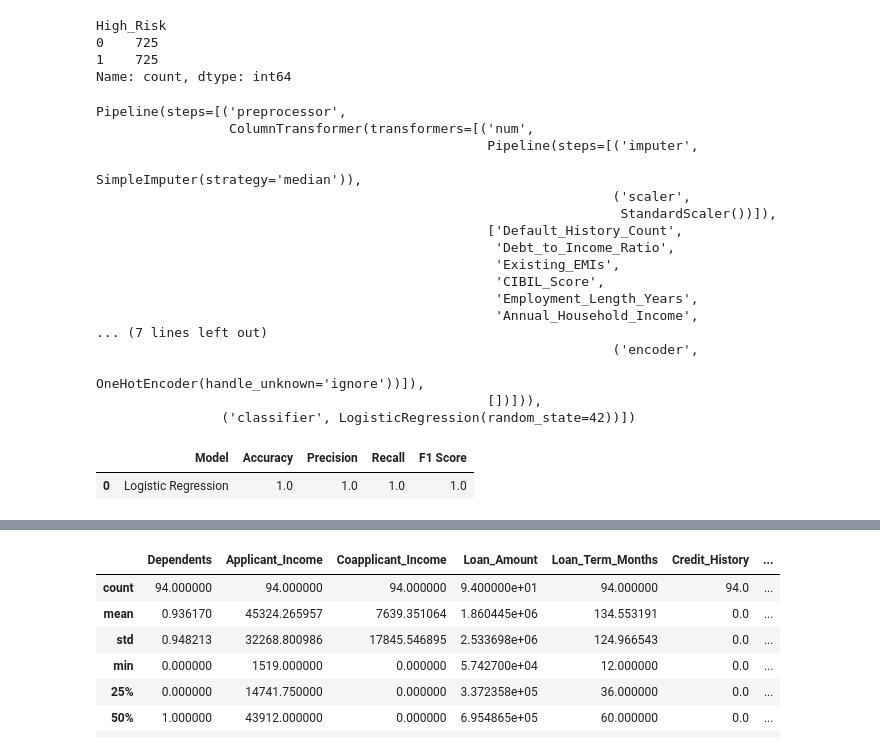
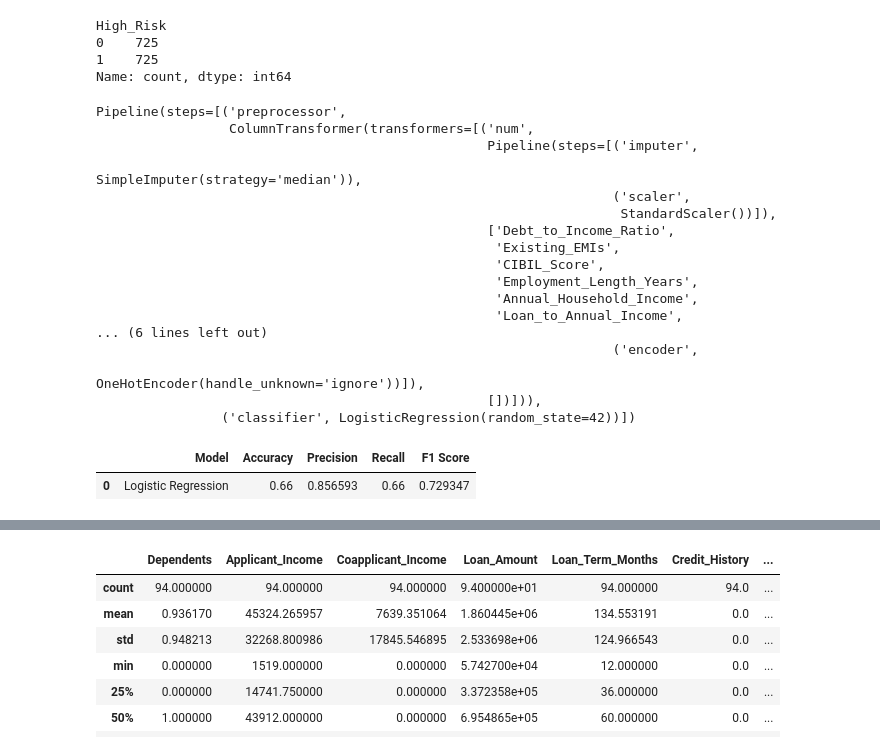
Before and after one commit to Unserved-sleep/hdfc-ml-project, a Jupyter notebook: notebooks/03_default_risk_analysis.ipynb, the cells around one changed output, grey strips where cells are left out. Saved outputs shown, nothing was run; the diff lists cells and outputs as text; code cells hidden in the pictures.

```diff
--- a/notebooks/03_default_risk_analysis.ipynb
+++ b/notebooks/03_default_risk_analysis.ipynb
@@ -90,8 +80,8 @@ preprocessor = create_preprocessor(
     cat_features
 )
 # %%
-X_train, X_test, y_train, y_test = train_test_split(
-    X,
+x_train, x_test, y_train, y_test = train_test_split(
+    x,
     y,
     test_size=0.20,
     random_state=42,
@@ -106,8 +96,8 @@ High_Risk
 Name: count, dtype: int64
 # %%
 smote = SMOTE(random_state=42)
-X_train, y_train = smote.fit_resample(
-    X_train,
+x_train, y_train = smote.fit_resample(
+    x_train,
     y_train
 )
 print(y_train.value_counts())
@@ -123,7 +113,7 @@ lr_pipeline = build_pipeline(
     LogisticRegression(random_state=42)
 )
 # %%
-lr_pipeline.fit(X_train, y_train)
+lr_pipeline.fit(x_train, y_train)
 # %% [output]
 Pipeline(steps=[('preprocessor',
                  ColumnTransformer(transformers=[('num',
@@ -131,13 +121,13 @@ Pipeline(steps=[('preprocessor',
                                                                    SimpleImputer(strategy='median')),
                                                                   ('scaler',
                                                                    StandardScaler())]),
-                                                  ['Default_History_Count',
-                                                   'Debt_to_Income_Ratio',
+                                                  ['Debt_to_Income_Ratio',
                                                    'Existing_EMIs',
                                                    'CIBIL_Score',
                                                    'Employment_Length_Years',
                                                    'Annual_Household_Income',
-... (7 lines left out)
+                                                   'Loan_to_Annual_Income',
+... (6 lines left out)
                                                                   ('encoder',
                                                                    OneHotEncoder(handle_unknown='ignore'))]),
                                                   [])])),
@@ -145,18 +135,18 @@ Pipeline(steps=[('preprocessor',
 # %%
 lr_pred = predict(
     lr_pipeline,
-    X_test
+    x_test
 )
 # %%
-lr_results = evaluate_classification2(
+lr_results = evaluate_classification(
     y_test,
     lr_pred,
     "Logistic Regression"
 )
 lr_results
 # %% [output]
 |  | Model | Accuracy | Precision | Recall | F1 Score |
-| 0 | Logistic Regression | 1.0 | 1.0 | 1.0 | 1.0 |
+| 0 | Logistic Regression | 0.66 | 0.856593 | 0.66 | 0.729347 |
 # %%
 print_classification_report(
     y_test,
```
Also changed, not shown: parts of 21 cells of this notebook, 18 other files.
